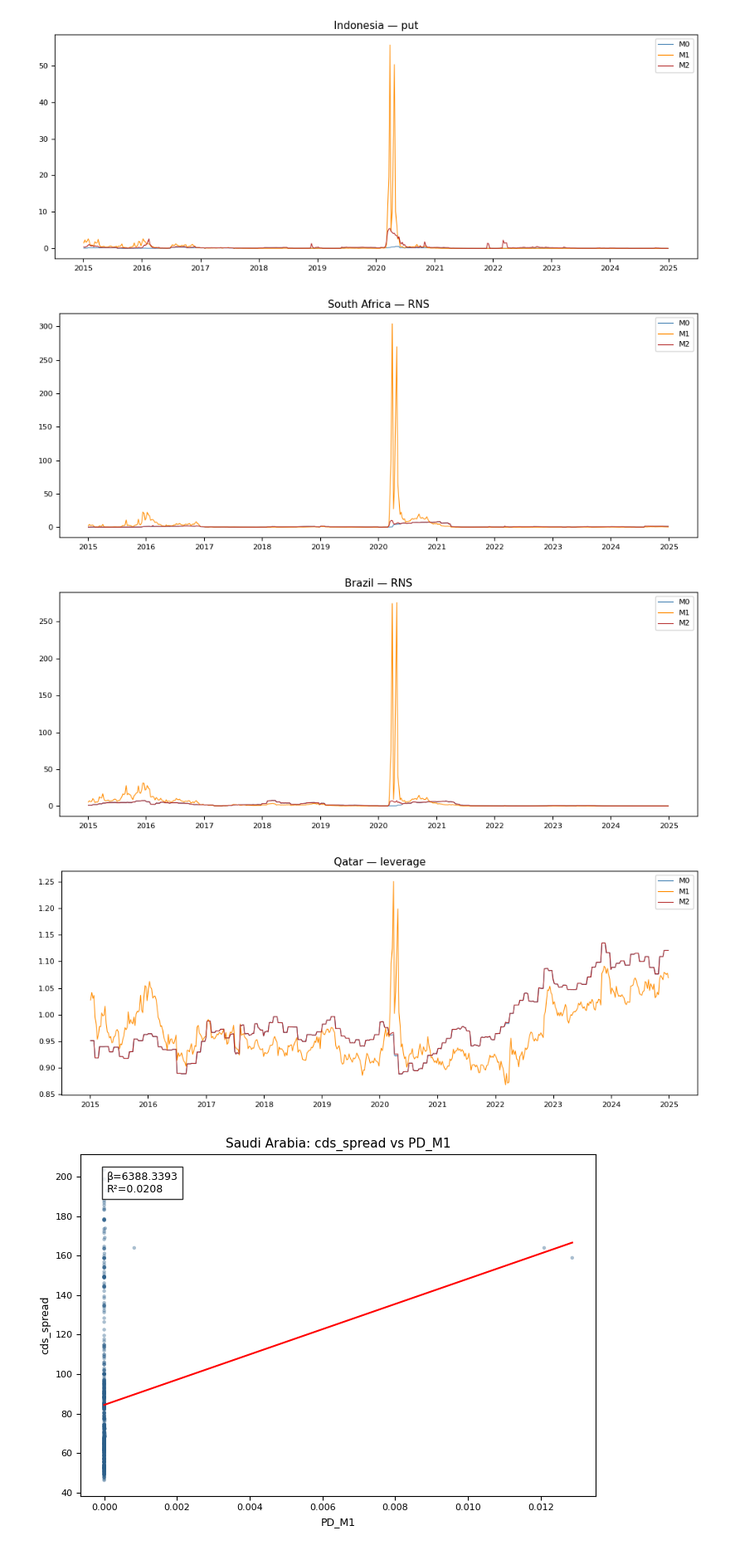
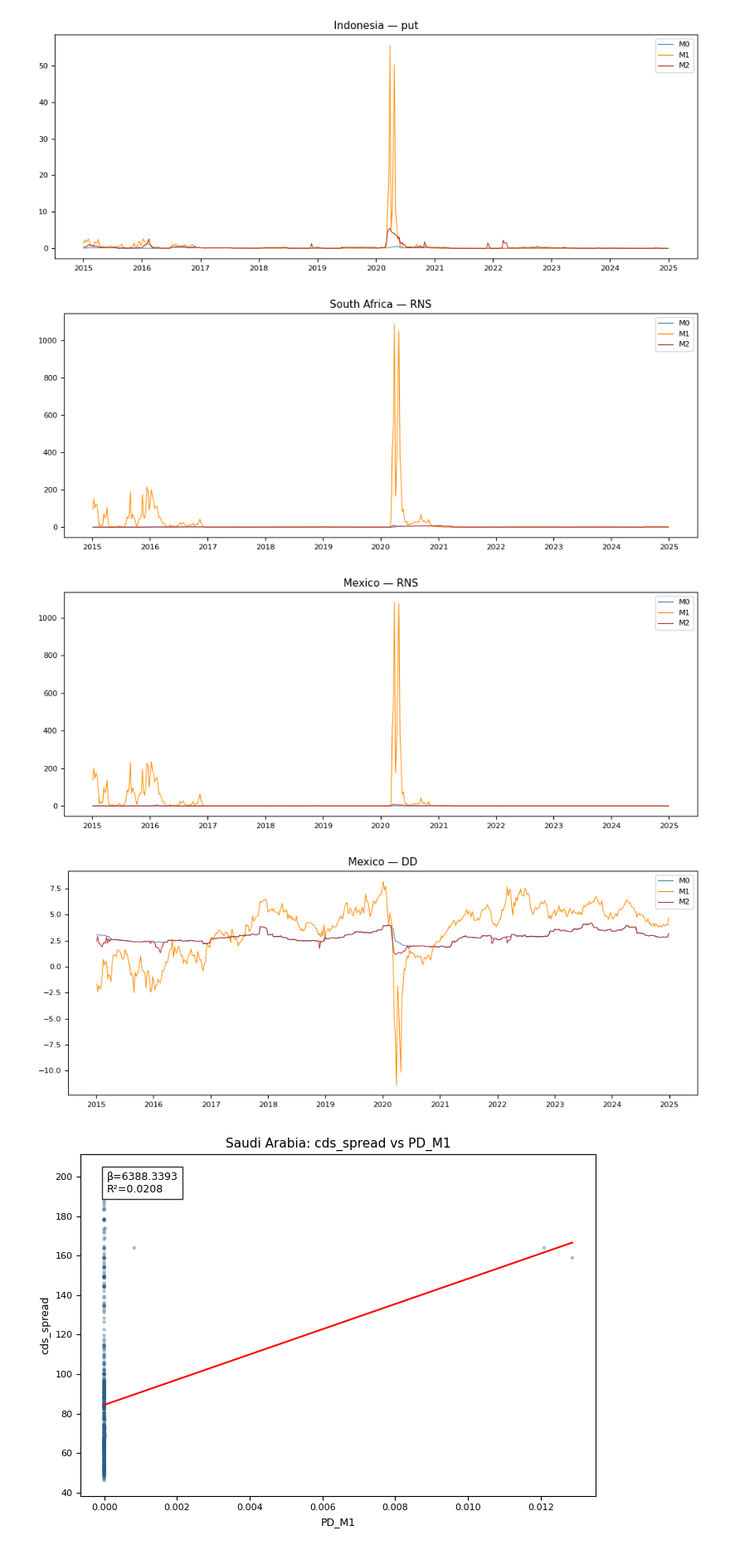
Before and after one commit to juanfp02/commodities_and_sovereigns, a Jupyter notebook: Chapter_03/CCA_results.ipynb, the cells around one changed output. Shown at 83% size. Drawn from its saved outputs; the diff is of its cells as text; code cells hidden in the pictures.

```diff
--- a/Chapter_03/CCA_results.ipynb
+++ b/Chapter_03/CCA_results.ipynb
@@ -3,7 +3,7 @@ import pandas as pd
 import numpy as np
 import matplotlib.pyplot as plt
 import statsmodels.api as sm
-from scipy.stats import norm, t
+from scipy.stats import norm
 from scipy.special import gammaln
 import math
 
@@ -26,7 +26,7 @@ J = -0.10
 # === Load results ===
 PATHS = {
     'M0': '../output/results/M0_results_5YCDS_weekly.csv',
-    'M1': '../output/results/M1_results_5YCDS_weekly.csv',
+    'M1': '../output/results/M1_results_5YCDS_weekly_25_dampening.csv',
     'M2': '../output/results/M2_results_5YCDS_weekly.csv',
 }
 
@@ -130,10 +130,5 @@ panel['PD_M0'] = norm.cdf(-panel['DD_M0'])
 panel['PD_M1'] = norm.cdf(-panel['DD_M1'])
 panel['PD_M2'] = norm.cdf(-panel['DD_M2'])
 
-from scipy.stats import t
-panel['PD_t_M0'] = t.cdf(-panel['DD_M0'], df=4)
-panel['PD_t_M1'] = t.cdf(-panel['DD_M1'], df=4)
-panel['PD_t_M2'] = t.cdf(-panel['DD_M2'], df=4)
-
-graphfunc('Saudi Arabia', 'PD_t', ['M0', 'M1', 'M2'])
+graphfunc('Saudi Arabia', 'PD', ['M0', 'M1', 'M2'])
 # %% [output]
@@ -244,7 +239,7 @@ panel['RNS_M2'] = -1/t * np.log(np.exp(rf * t) * (V2 / B) * (1 - norm.cdf(d1_M2)
 
 graphfunc('South Africa', 'RNS', ['M0', 'M1', 'M2'])
 # %% [output]
-[figure, old version]
+[figure, new version]
 # %%
 rf_bps = panel['risk_free_rate'].values * 10000
 
@@ -258,16 +253,16 @@ for m in ['M0', 'M1', 'M2']:
 # Market yield
 panel['yield_market'] = panel[CDS_COL] + rf_bps
 
-graphfunc('Brazil', 'RNS', ['M0', 'M1', 'M2'])
+graphfunc('Mexico', 'RNS', ['M0', 'M1', 'M2'])
 # %% [output]
-[figure, old version]
+[figure, new version]
 # %%
 for m in ['M0', 'M1', 'M2']:
     panel[f'leverage_{m}'] = panel['B_f'] / panel[f'implied_V_{m}']
 
-graphfunc('Qatar', 'leverage', ['M0', 'M1', 'M2'])
+graphfunc('Mexico', 'DD', ['M0', 'M1', 'M2'])
 # %% [output]
-[figure, old version]
+[figure, new version]
 # %%
 panel.to_csv('../output/results/complete_results_weekly.csv', index=False)
 # %%
```
Also changed, not shown: parts of 5 cells of this notebook, 18 other files.
